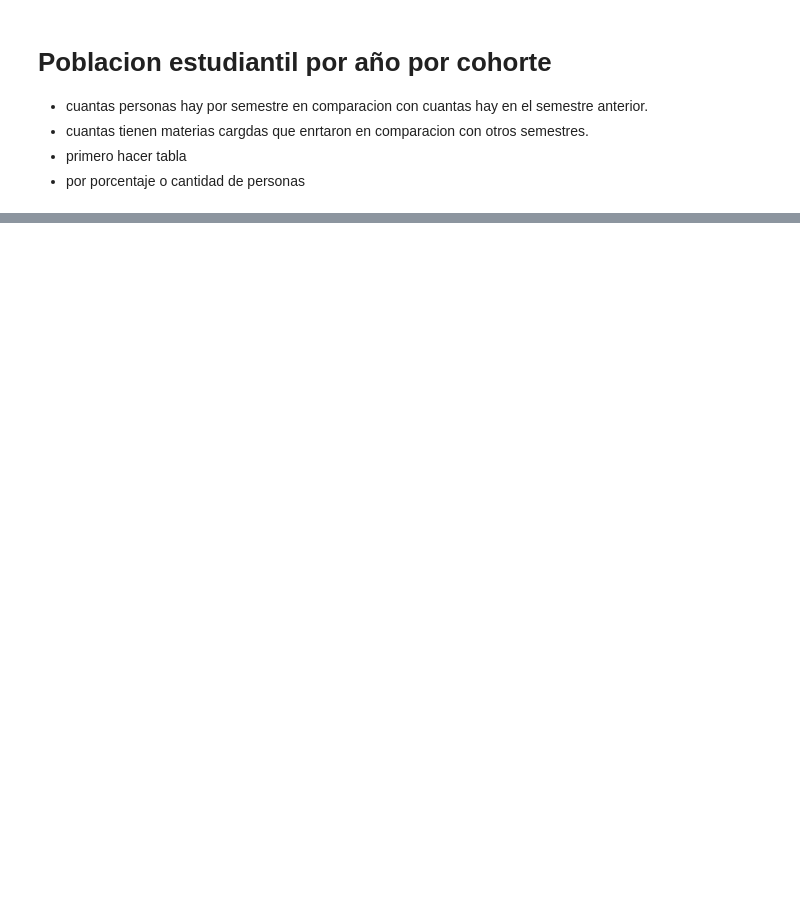
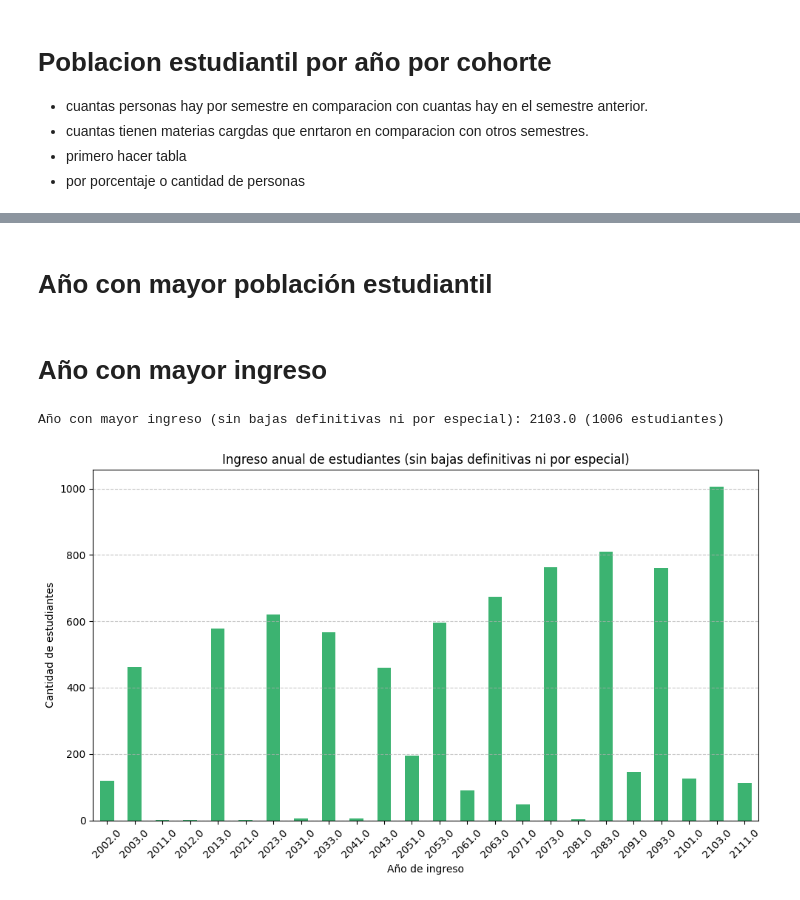
Before and after one commit to SusanItLC/Proyecto_Integrador, a Jupyter notebook: Proyecto_Integrador/Cuaderno.ipynb, the cells around one changed output, grey strips where cells are left out. Saved outputs shown, nothing was run; the diff lists cells and outputs as text; code cells hidden in the pictures; blank space fills up the shorter version.

```diff
--- a/Proyecto_Integrador/Cuaderno.ipynb
+++ b/Proyecto_Integrador/Cuaderno.ipynb
@@ -137,0 +159,31 @@ KeyError: 'Promedio'
+# %% [markdown]
+# Año con mayor población estudiantil
+# %% [markdown]
+# Año con mayor ingreso
+# %%
+# Análisis 2: Año con mayor ingreso (sin bajas definitivas ni por especial/reprobado)
+
+# Filtrar estudiantes con causa de salida diferente de 3 (baja por especial/reprobado) y 4 (baja definitiva)
+df_ingresos_validos = dfestudiantes[~dfestudiantes['causa_salida'].isin([3, 4])]
+
+# Agrupar por año de ingreso y contar
+ingresos_por_anio = df_ingresos_validos['ingreso'].value_counts().sort_index()
+
+# Mostrar el año con mayor ingreso
+anio_max_ingreso = ingresos_por_anio.idxmax()
+cantidad_max_ingreso = ingresos_por_anio.max()
+print(f"Año con mayor ingreso (sin bajas definitivas ni por especial): {anio_max_ingreso} ({cantidad_max_ingreso} estudiantes)")
+
+# Gráfica
+plt.figure(figsize=(10, 6))
+ingresos_por_anio.plot(kind='bar', color='mediumseagreen')
+plt.title('Ingreso anual de estudiantes (sin bajas definitivas ni por especial)')
+plt.xlabel('Año de ingreso')
+plt.ylabel('Cantidad de estudiantes')
+plt.xticks(rotation=45)
+plt.grid(axis='y', linestyle='--', alpha=0.7)
+plt.tight_layout()
+plt.show()
+# %% [output]
+Año con mayor ingreso (sin bajas definitivas ni por especial): 2103.0 (1006 estudiantes)
+[figure, added]
```
Also changed, not shown: parts of 15 cells of this notebook.
